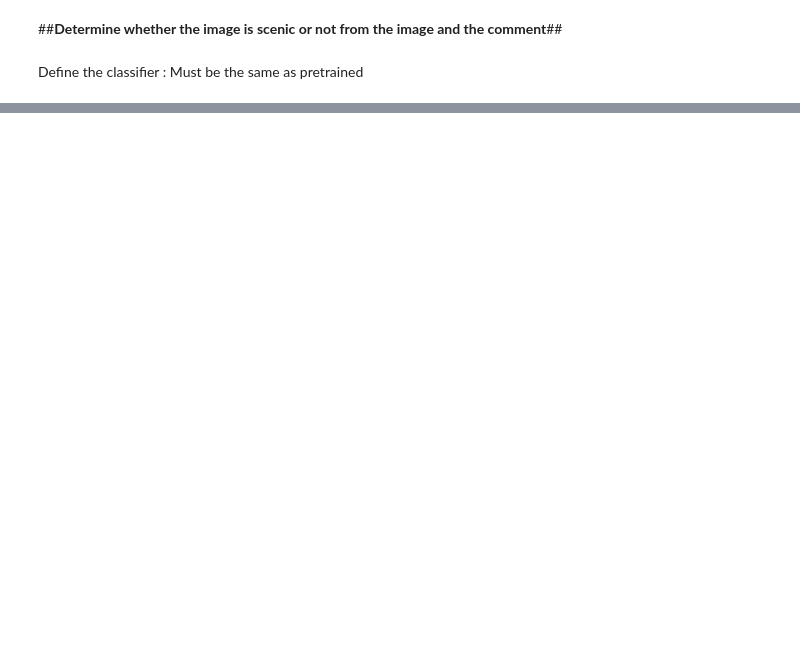
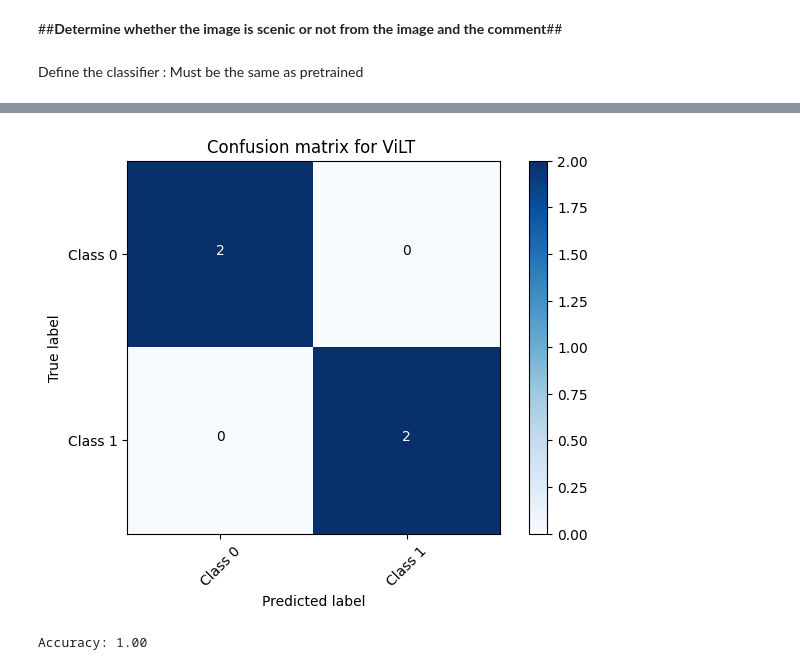
Before and after one commit to bilalgodesto/fyp, a Jupyter notebook: TEST_VILT.ipynb, the cells around one changed output, grey strips where cells are left out. Drawn from its saved outputs; the diff is of its cells as text; code cells hidden in the pictures; blank space fills up the shorter version.

```diff
--- a/TEST_VILT.ipynb
+++ b/TEST_VILT.ipynb
@@ -95,0 +278,49 @@ scenic
+# %%
+import itertools
+from sklearn.metrics import confusion_matrix, accuracy_score
+from sklearn.metrics import confusion_matrix, accuracy_score
+import numpy as np
+import matplotlib.pyplot as plt
+
+# Prepare the predicted and true labels for the confusion matrix
+predicted_labels = []
+true_labels = []
+for _, row in selected_df_read.iterrows():
+    true_labels.append(row['scenic'])
+
+# For predicted labels, since you already calculated TP, TN, FP, FN
+predicted_labels.extend([1]*true_positives)
+predicted_labels.extend([0]*true_negatives)
+predicted_labels.extend([1]*false_positives)
+predicted_labels.extend([0]*false_negatives)
+
+# Compute the confusion matrix and accuracy
+cm = confusion_matrix(true_labels, predicted_labels)
+accuracy = accuracy_score(true_labels, predicted_labels)
+
+# Plot the confusion matrix
+def plot_confusion_matrix(cm, classes, normalize=False, title='Confusion matrix for ViLT ', cmap=plt.cm.Blues):
+    # This function prints and plots the confusion matrix.
+    plt.imshow(cm, interpolation='nearest', cmap=cmap)
+    plt.title(title)
+    plt.colorbar()
+    tick_marks = np.arange(len(classes))
+    plt.xticks(tick_marks, classes, rotation=45)
+    plt.yticks(tick_marks, classes)
+
+    thresh = cm.max() / 2.
+    for i, j in itertools.product(range(cm.shape[0]), range(cm.shape[1])):
+        plt.text(j, i, cm[i, j], horizontalalignment="center", color="white" if cm[i, j] > thresh else "black")
+
+    plt.tight_layout()
+    plt.ylabel('True label')
+    plt.xlabel('Predicted label')
+
+class_names = ['Class 0', 'Class 1']
+plot_confusion_matrix(cm, class_names)
+plt.show()
+
+print(f"Accuracy: {accuracy:.2f}")
+# %% [output]
+[figure, added]
+Accuracy: 1.00
```
Also changed, not shown: parts of 5 cells of this notebook.
